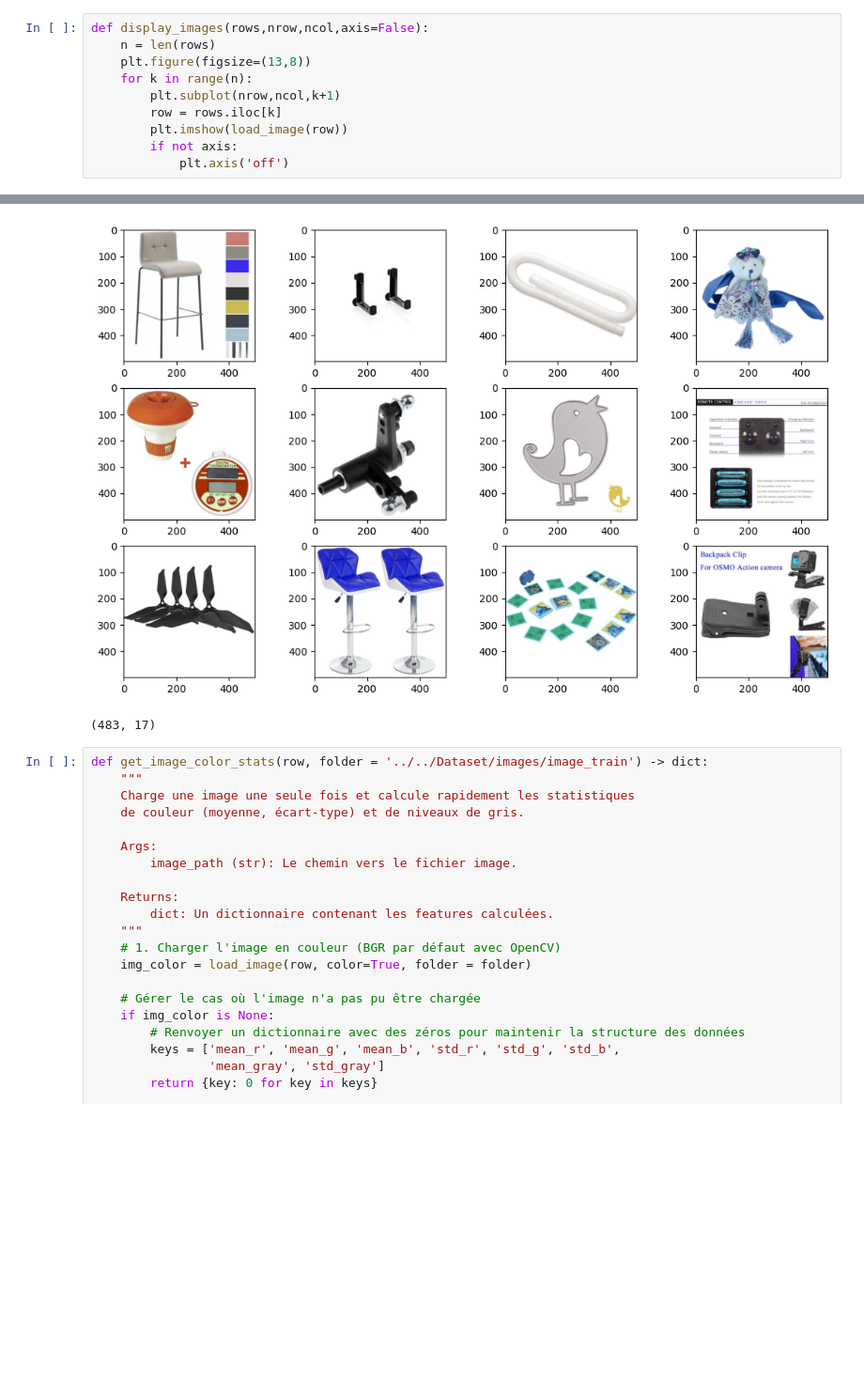
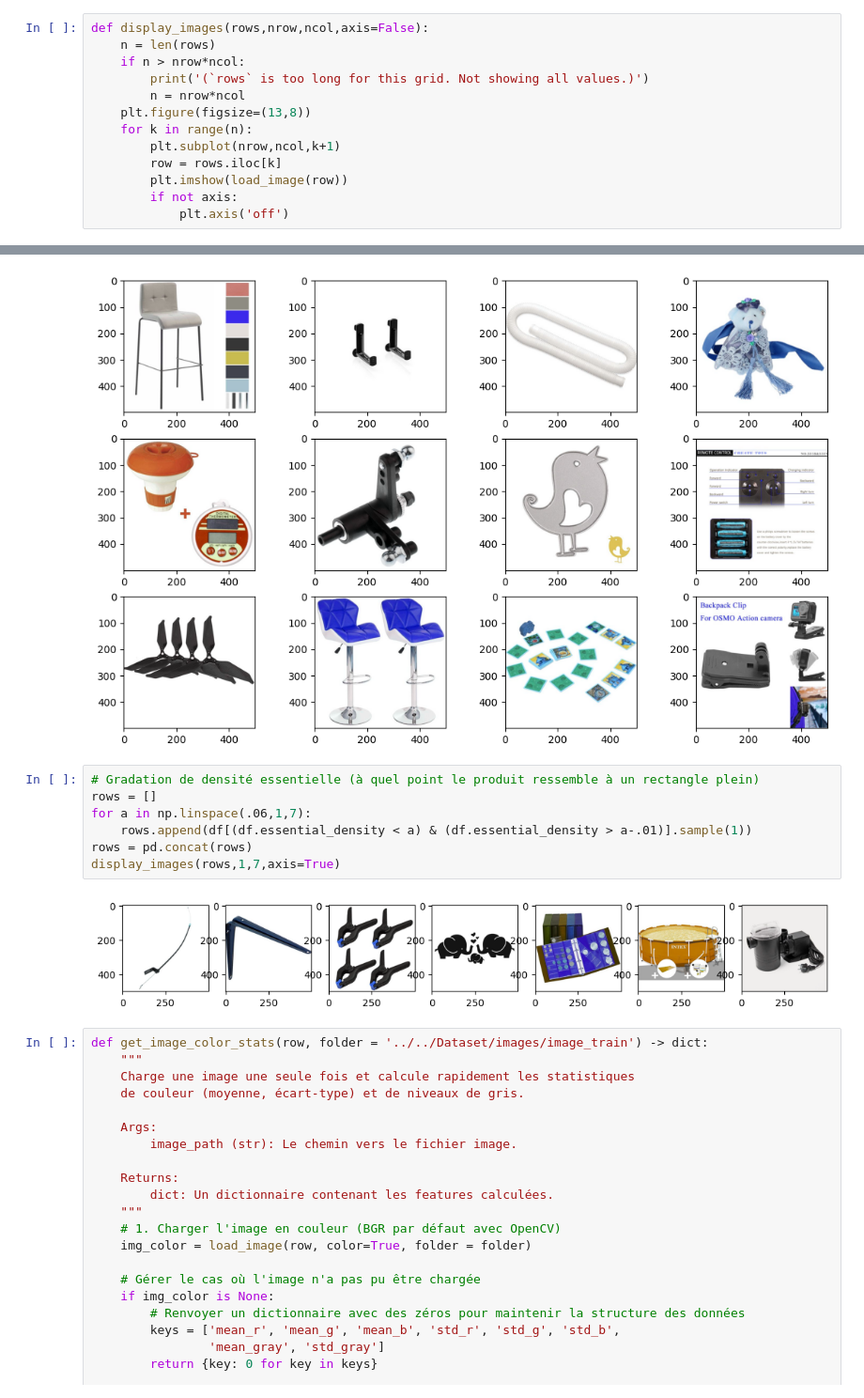
Before and after one commit to Kelorastus/Rakuten, a Jupyter notebook: notebooks/data_exploration/Valentin.ipynb, the cells around one changed output, grey strips where cells are left out. Shown at 94% size. Cells and saved outputs as stored; diff of their text form; blank space fills up the shorter version.

```diff
--- a/notebooks/data_exploration/Valentin.ipynb
+++ b/notebooks/data_exploration/Valentin.ipynb
@@ -540,6 +540,9 @@ def load_image(row, color=True, folder = '../../Dataset/images/image_train'):
 # %%
 def display_images(rows,nrow,ncol,axis=False):
     n = len(rows)
+    if n > nrow*ncol:
+        print('(`rows` is too long for this grid. Not showing all values.)')
+        n = nrow*ncol
     plt.figure(figsize=(13,8))
     for k in range(n):
         plt.subplot(nrow,ncol,k+1)
@@ -888,8 +891,14 @@ display_images(rows[:12],3,4,axis=True)
 # %% [output]
 [figure]
 # %%
+# Gradation de densité essentielle (à quel point le produit ressemble à un rectangle plein)
+rows = []
+for a in np.linspace(.06,1,7):
+    rows.append(df[(df.essential_density < a) & (df.essential_density > a-.01)].sample(1))
+rows = pd.concat(rows)
+display_images(rows,1,7,axis=True)
 # %% [output]
-(483, 17)
+[figure, added]
 # %%
 def get_image_color_stats(row, folder = '../../Dataset/images/image_train') -> dict:
     """
```
